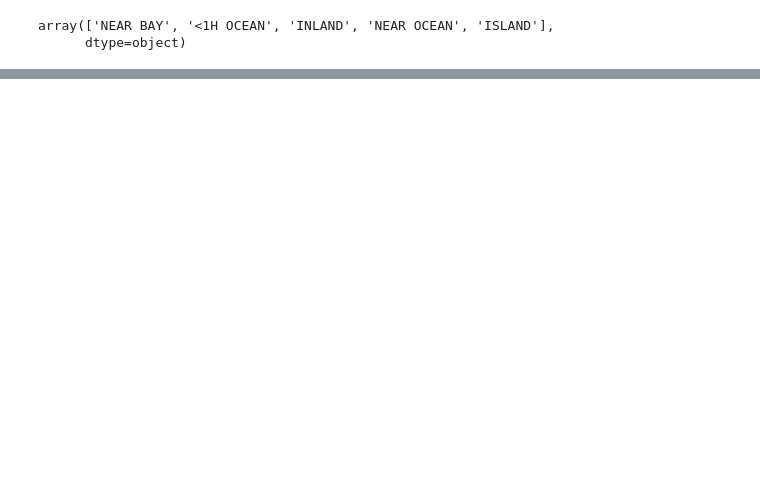
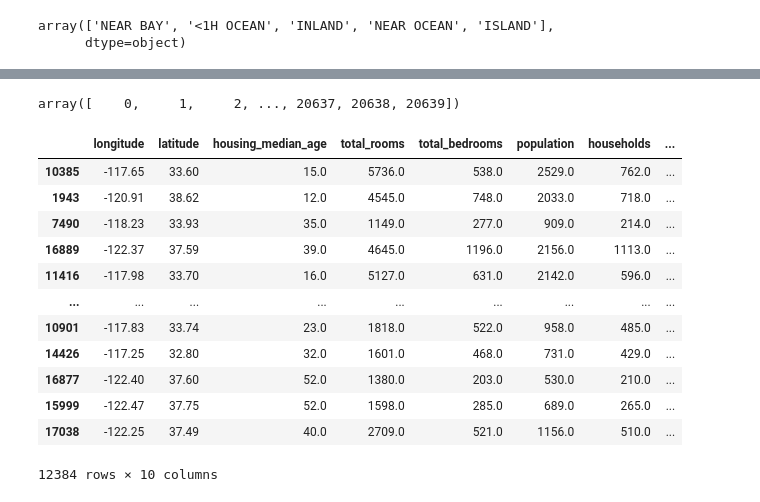
Before and after one commit to penscola/Machine-Learning-Zoomcamp, a Jupyter notebook: notebook/linear_regression.ipynb, the cells around one changed output, grey strips where cells are left out. Drawn from its saved outputs; the diff is of its cells as text; code cells hidden in the pictures; blank space fills up the shorter version.

```diff
--- a/notebook/linear_regression.ipynb
+++ b/notebook/linear_regression.ipynb
@@ -92,0 +202,3 @@ XTX = X.T
+# %%
+# length of data
+n = len(df)
@@ -92,0 +209,5 @@ XTX = X.T
+# %%
+# splitting the data into validation, test and training data
+n_val = int(n * 0.2)
+n_test = int(n * 0.2)
+n_train = n - (n_val + n_test)
@@ -92,0 +232,6 @@ XTX = X.T
+# %%
+idx = np.arange(n)
+# %%
+idx
+# %% [output]
+array([    0,     1,     2, ..., 20637, 20638, 20639])
@@ -92,0 +242,20 @@ XTX = X.T
+# %%
+df_train = df.iloc[idx[:n_train]]
+df_val = df.iloc[idx[n_train:n_train+n_val]]
+df_test = df.iloc[idx[n_train+n_val:]]
+# %%
+df_train
+# %% [output]
+|  | longitude | latitude | housing_median_age | total_rooms | total_bedrooms | population | households | ... |
+| 10385 | -117.65 | 33.60 | 15.0 | 5736.0 | 538.0 | 2529.0 | 762.0 | ... |
+| 1943 | -120.91 | 38.62 | 12.0 | 4545.0 | 748.0 | 2033.0 | 718.0 | ... |
+| 7490 | -118.23 | 33.93 | 35.0 | 1149.0 | 277.0 | 909.0 | 214.0 | ... |
+| 16889 | -122.37 | 37.59 | 39.0 | 4645.0 | 1196.0 | 2156.0 | 1113.0 | ... |
+| 11416 | -117.98 | 33.70 | 16.0 | 5127.0 | 631.0 | 2142.0 | 596.0 | ... |
+| ... | ... | ... | ... | ... | ... | ... | ... | ... |
+| 10901 | -117.83 | 33.74 | 23.0 | 1818.0 | 522.0 | 958.0 | 485.0 | ... |
+| 14426 | -117.25 | 32.80 | 32.0 | 1601.0 | 468.0 | 731.0 | 429.0 | ... |
+| 16877 | -122.40 | 37.60 | 52.0 | 1380.0 | 203.0 | 530.0 | 210.0 | ... |
+| 15999 | -122.47 | 37.75 | 52.0 | 1598.0 | 285.0 | 689.0 | 265.0 | ... |
+| 17038 | -122.25 | 37.49 | 40.0 | 2709.0 | 521.0 | 1156.0 | 510.0 | ... |
+12384 rows × 10 columns
```
Also changed, not shown: parts of 88 cells of this notebook.
